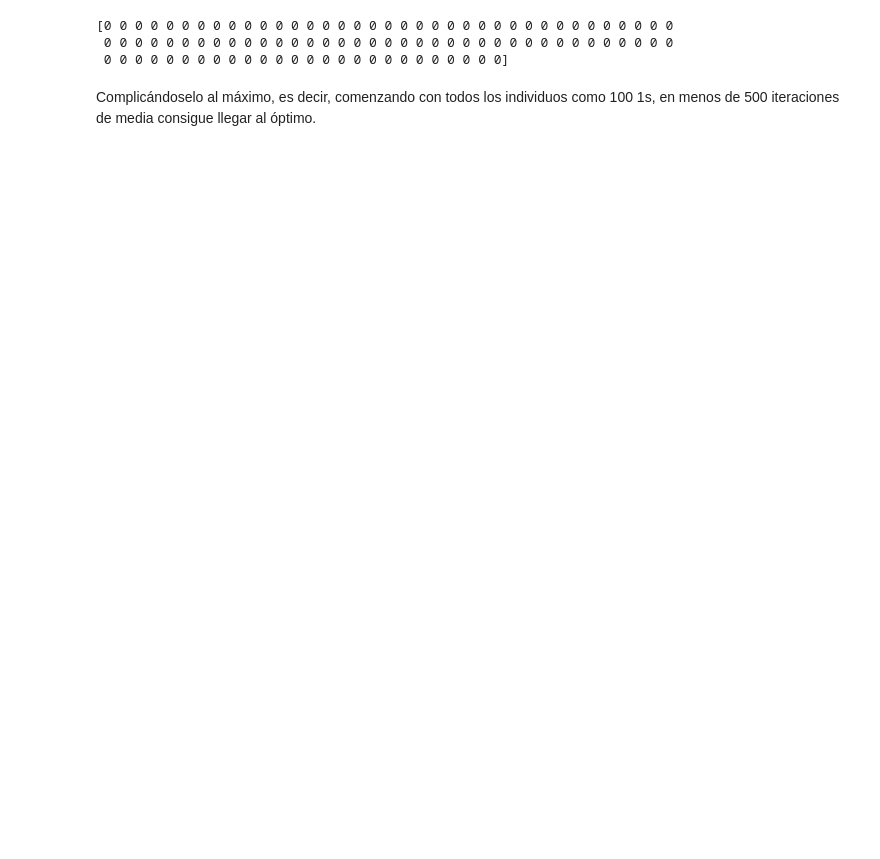
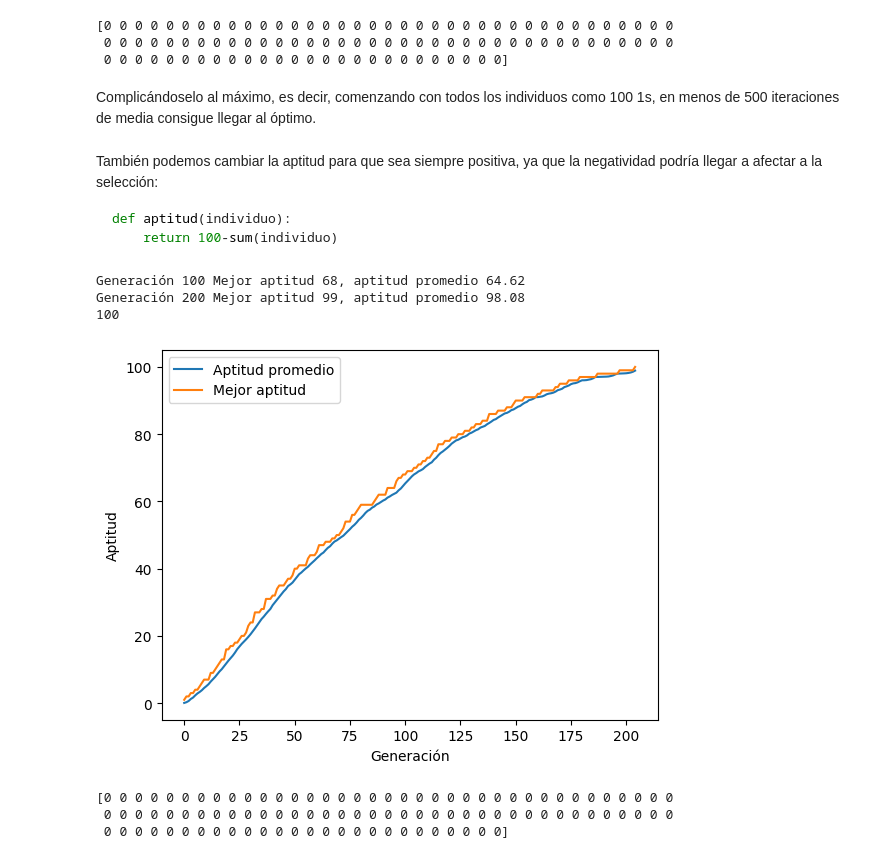
Before and after one commit to Apriea04/ComputacionNeuronalEvolutiva, a Jupyter notebook: Cadenas/Práctica.ipynb, the cells around one changed output. Drawn from its saved outputs; the diff is of its cells as text; code cells hidden in the pictures; blank space fills up the shorter version.

Commit message:
Añadir otra aptitud al ultimo ejercicio de cadenas

````diff
--- a/Cadenas/Práctica.ipynb
+++ b/Cadenas/Práctica.ipynb
@@ -580,3 +580,73 @@ Generación 100 Mejor aptitud -31, aptitud promedio -33.25
  0 0 0 0 0 0 0 0 0 0 0 0 0 0 0 0 0 0 0 0 0 0 0 0 0 0]
 # %% [markdown]
 Complicándoselo al máximo, es decir, comenzando con todos los individuos como 100 1s, en menos de 500 iteraciones de media consigue llegar al óptimo.
+# %% [markdown]
+También podemos cambiar la aptitud para que sea siempre positiva, ya que la negatividad podría llegar a afectar a la selección:
+```python
+def aptitud(individuo):
+    return 100-sum(individuo)
+```
+# %%
+# Ejercicio 3. Minimizar en lugar de maximizar
+
+def aptitud_ceros(individuo) -> float:
+    """Función de aptitud para el problema de los 1000 ceros."""
+    # Cuanto más ceros tenga el vector, mayor será su aptitud.
+    return 100-sum(individuo)
+
+INDIVIDUOS = 100
+GENES = 100
+MUTACION = 0.1
+
+poblacion = np.random.choice([1], size=(INDIVIDUOS, GENES))
+mejores_aptitudes = []
+aptitud_promedio = []
+mejor_aptitud_actual = max([aptitud_ceros(individuo) for individuo in poblacion])
+
+max_iteraciones = 2000
+
+while mejor_aptitud_actual < 100 and len(mejores_aptitudes) < max_iteraciones:
+    nueva_generacion = []
+    while len(nueva_generacion) < INDIVIDUOS:
+        padres = seleccionar_ruleta(poblacion, 2)
+        hijos = crossover(padres, tipo=2, probabilidad=0.7)
+        for hijo in hijos:
+            nueva_generacion.append(hijo)
+    # Mutamos aleatoriamente
+    mutar(nueva_generacion, 0.1)
+
+    # Aplicamos el elitismo
+    nueva_generacion = seleccion_elitista(np.vstack([poblacion, nueva_generacion]), INDIVIDUOS, aptitud_ceros)
+
+    aptitudes = [aptitud_ceros(individuo) for individuo in nueva_generacion]
+    mejor_aptitud_actual = np.max(aptitudes)
+    mejores_aptitudes.append(mejor_aptitud_actual)
+    aptitud_promedio.append(np.mean(aptitudes))
+    poblacion = nueva_generacion
+
+    if len(mejores_aptitudes) % 100 == 0:
+        print(f'Generación {len(mejores_aptitudes)} Mejor aptitud {mejor_aptitud_actual}, aptitud promedio {aptitud_promedio[-1]}')
+
+print(mejores_aptitudes[-1])
+
+# Usar matplotlib para graficar la aptitud promedio y la mejor aptitud
+import matplotlib.pyplot as plt
+
+plt.plot(aptitud_promedio, label="Aptitud promedio")
+plt.plot(mejores_aptitudes, label="Mejor aptitud")
+plt.xlabel("Generación")
+plt.ylabel("Aptitud")
+plt.legend()
+plt.show()
+
+#Para cerciorarnos de que el algoritmo ha funcionado, imprimimos el mejor individuo
+mejor_individuo = poblacion[np.argmax([aptitud_ceros(individuo) for individuo in poblacion])]
+print(mejor_individuo)
+# %% [output]
+Generación 100 Mejor aptitud 68, aptitud promedio 64.62
+Generación 200 Mejor aptitud 99, aptitud promedio 98.08
+100
+[figure, added]
+[0 0 0 0 0 0 0 0 0 0 0 0 0 0 0 0 0 0 0 0 0 0 0 0 0 0 0 0 0 0 0 0 0 0 0 0 0
+ 0 0 0 0 0 0 0 0 0 0 0 0 0 0 0 0 0 0 0 0 0 0 0 0 0 0 0 0 0 0 0 0 0 0 0 0 0
+ 0 0 0 0 0 0 0 0 0 0 0 0 0 0 0 0 0 0 0 0 0 0 0 0 0 0]
````
Also changed, not shown: parts of 9 cells of this notebook, 1 other file.
